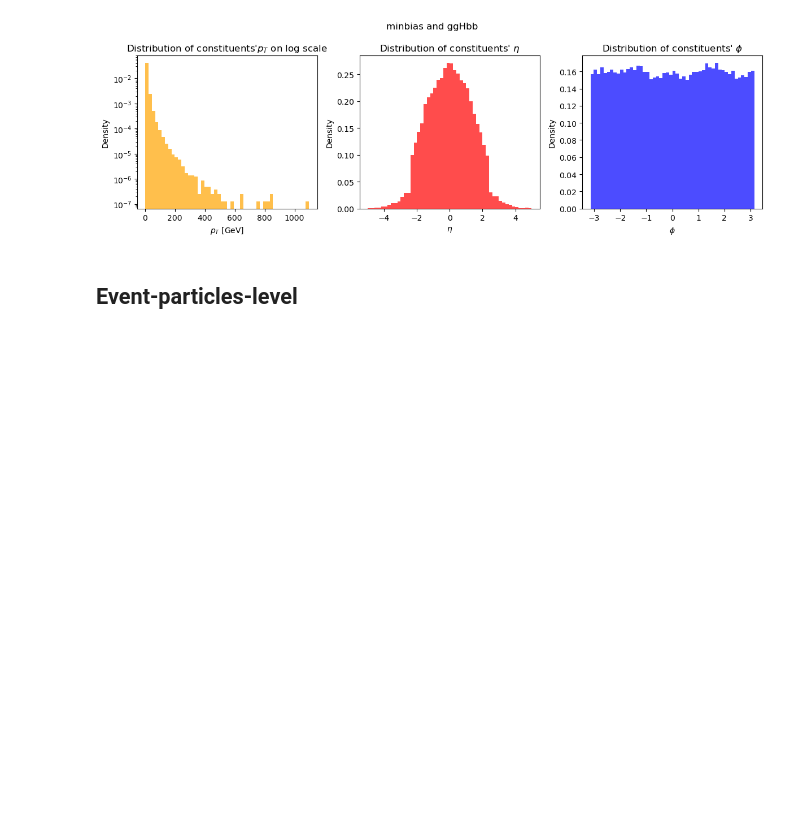
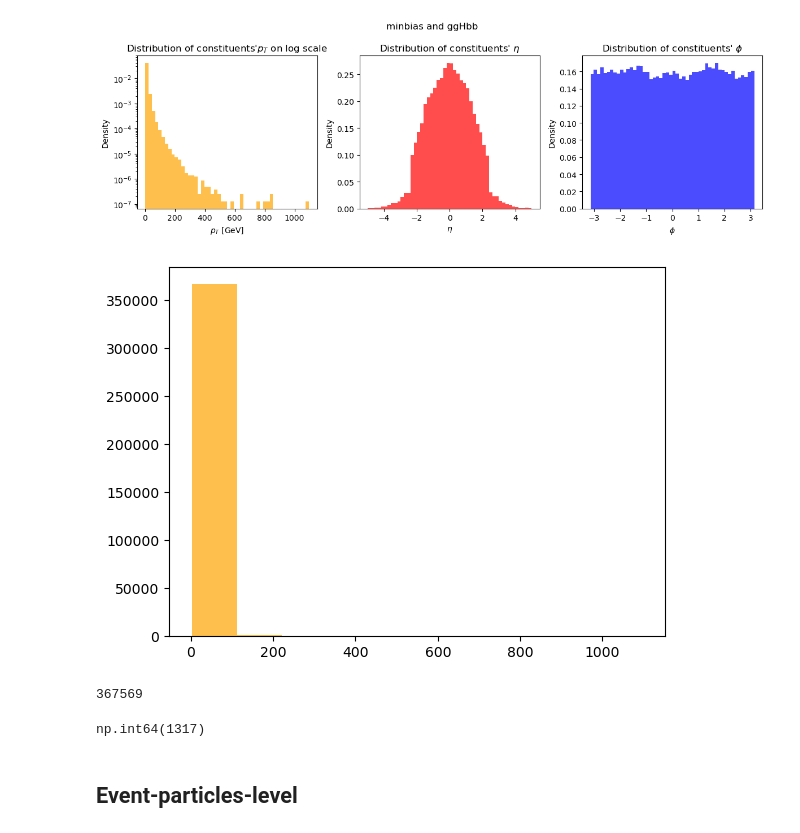
Before and after one commit to Francesco-Proietti/Tokenization-techniques-for-L1-Trigger-data-V3, a Jupyter notebook: notebooks/EDA.ipynb, the cells around one changed output. Drawn from its saved outputs; the diff is of its cells as text; code cells hidden in the pictures; blank space fills up the shorter version.

```diff
--- a/notebooks/EDA.ipynb
+++ b/notebooks/EDA.ipynb
@@ -278,6 +278,19 @@ plt.tight_layout()
 plt.show()
 # %% [output]
 [figure]
+# %%
+plt.hist(pt, color = "orange", histtype='stepfilled', alpha=0.7)
+plt.show()
+# %% [output]
+[figure, added]
+# %%
+len(pt)
+# %% [output]
+367569
+# %%
+(np.array(pt) > 100).sum()
+# %% [output]
+np.int64(1317)
 # %% [markdown]
 ## Event-particles-level
 # %% [markdown]
```
Also changed, not shown: 4 other files.
